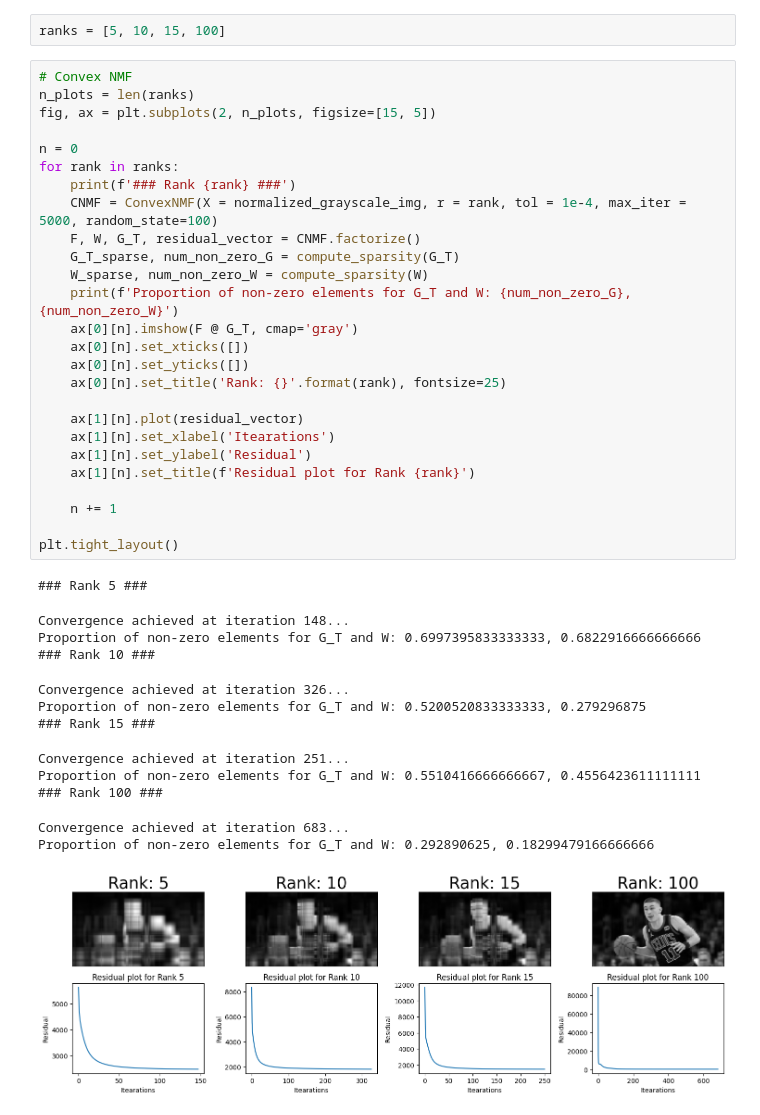
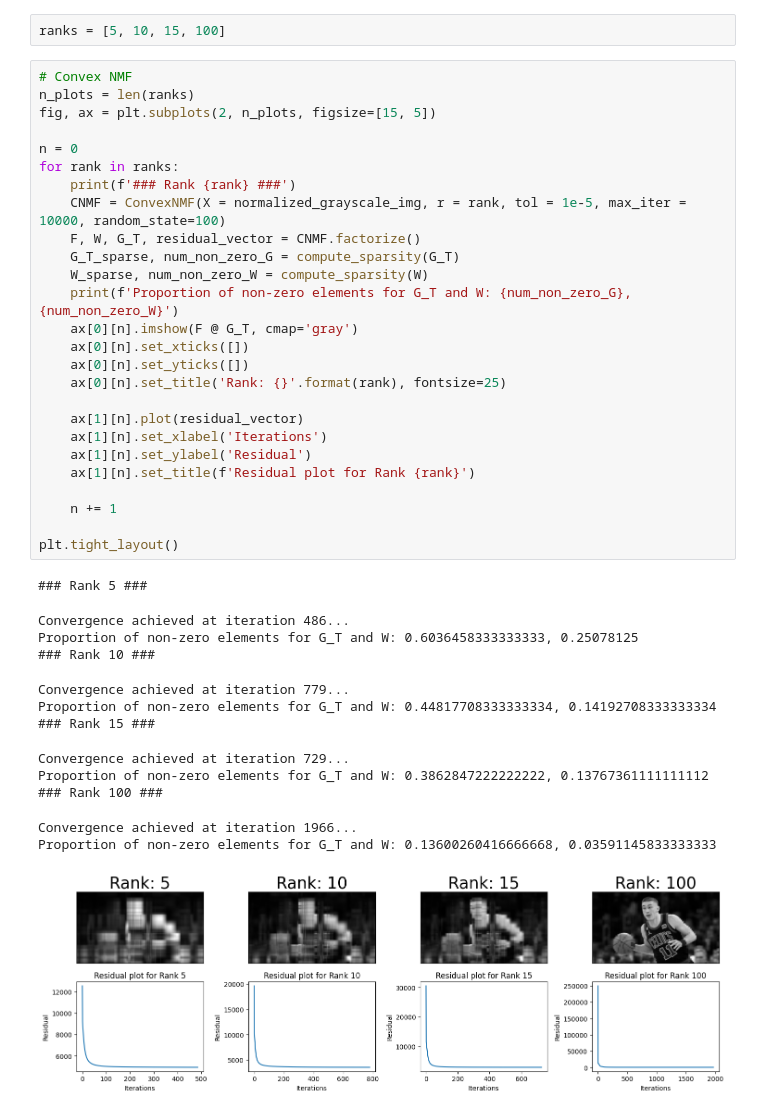
Before and after one commit to luoj21/enee469o_final_proj, a Jupyter notebook: analysis/image_compression.ipynb, the cells around one changed output. Drawn from its saved outputs; the diff is of its cells as text.

```diff
--- a/analysis/image_compression.ipynb
+++ b/analysis/image_compression.ipynb
@@ -31,43 +32,43 @@ ranks = [5, 10, 15, 100]
 # %%
 # Convex NMF
 n_plots = len(ranks)
 fig, ax = plt.subplots(2, n_plots, figsize=[15, 5])
 
 n = 0
 for rank in ranks:
     print(f'### Rank {rank} ###')
-    CNMF = ConvexNMF(X = normalized_grayscale_img, r = rank, tol = 1e-4, max_iter = 5000, random_state=100)
+    CNMF = ConvexNMF(X = normalized_grayscale_img, r = rank, tol = 1e-5, max_iter = 10000, random_state=100)
     F, W, G_T, residual_vector = CNMF.factorize()
     G_T_sparse, num_non_zero_G = compute_sparsity(G_T)
     W_sparse, num_non_zero_W = compute_sparsity(W)
     print(f'Proportion of non-zero elements for G_T and W: {num_non_zero_G}, {num_non_zero_W}')
     ax[0][n].imshow(F @ G_T, cmap='gray')
     ax[0][n].set_xticks([])
     ax[0][n].set_yticks([])
     ax[0][n].set_title('Rank: {}'.format(rank), fontsize=25)
 
     ax[1][n].plot(residual_vector)
-    ax[1][n].set_xlabel('Itearations')
+    ax[1][n].set_xlabel('Iterations')
     ax[1][n].set_ylabel('Residual')
     ax[1][n].set_title(f'Residual plot for Rank {rank}')
 
     n += 1
 
 plt.tight_layout()
 # %% [output]
 ### Rank 5 ###
-Convergence achieved at iteration 148...
-Proportion of non-zero elements for G_T and W: 0.6997395833333333, 0.6822916666666666
+Convergence achieved at iteration 486...
+Proportion of non-zero elements for G_T and W: 0.6036458333333333, 0.25078125
 ### Rank 10 ###
-Convergence achieved at iteration 326...
-Proportion of non-zero elements for G_T and W: 0.5200520833333333, 0.279296875
+Convergence achieved at iteration 779...
+Proportion of non-zero elements for G_T and W: 0.44817708333333334, 0.14192708333333334
 ### Rank 15 ###
-Convergence achieved at iteration 251...
-Proportion of non-zero elements for G_T and W: 0.5510416666666667, 0.4556423611111111
+Convergence achieved at iteration 729...
+Proportion of non-zero elements for G_T and W: 0.3862847222222222, 0.13767361111111112
 ### Rank 100 ###
-Convergence achieved at iteration 683...
-Proportion of non-zero elements for G_T and W: 0.292890625, 0.18299479166666666
+Convergence achieved at iteration 1966...
+Proportion of non-zero elements for G_T and W: 0.13600260416666668, 0.03591145833333333
-[figure, old version]
+[figure, new version]
 # %%
 # Standard NMF
 n_plots = len(ranks)
```
Also changed, not shown: parts of 2 cells of this notebook, 7 other files.
